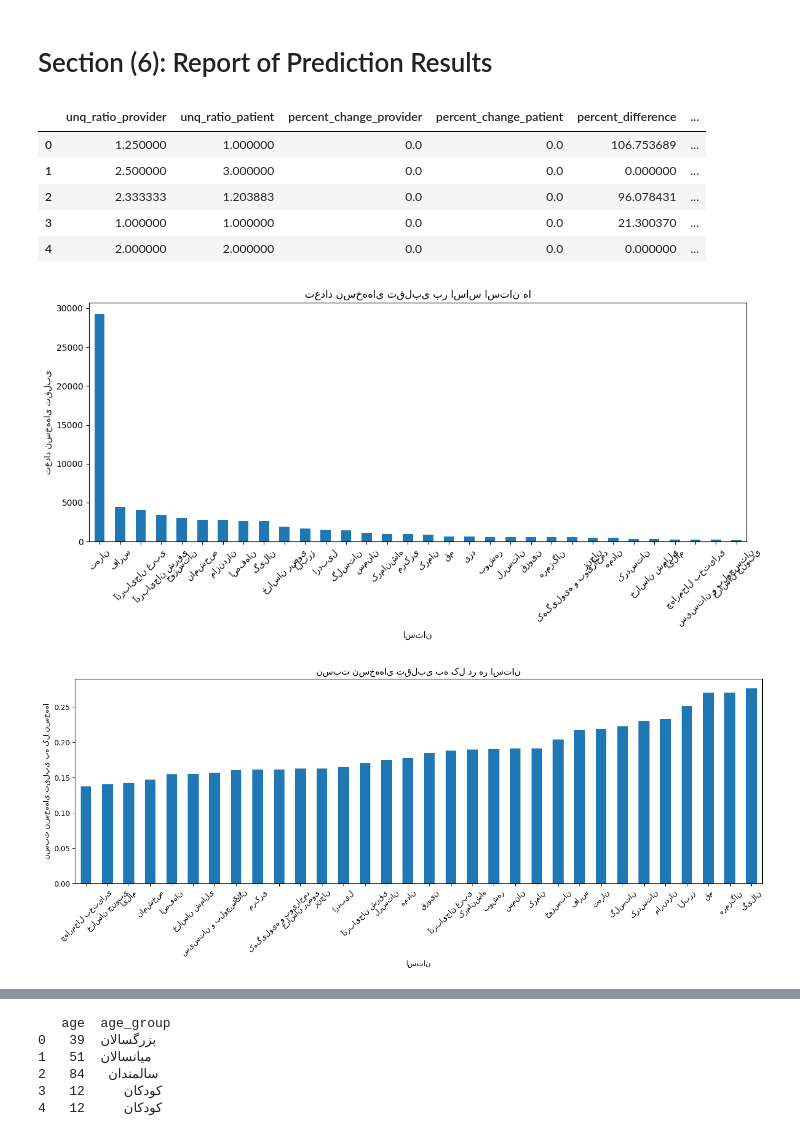
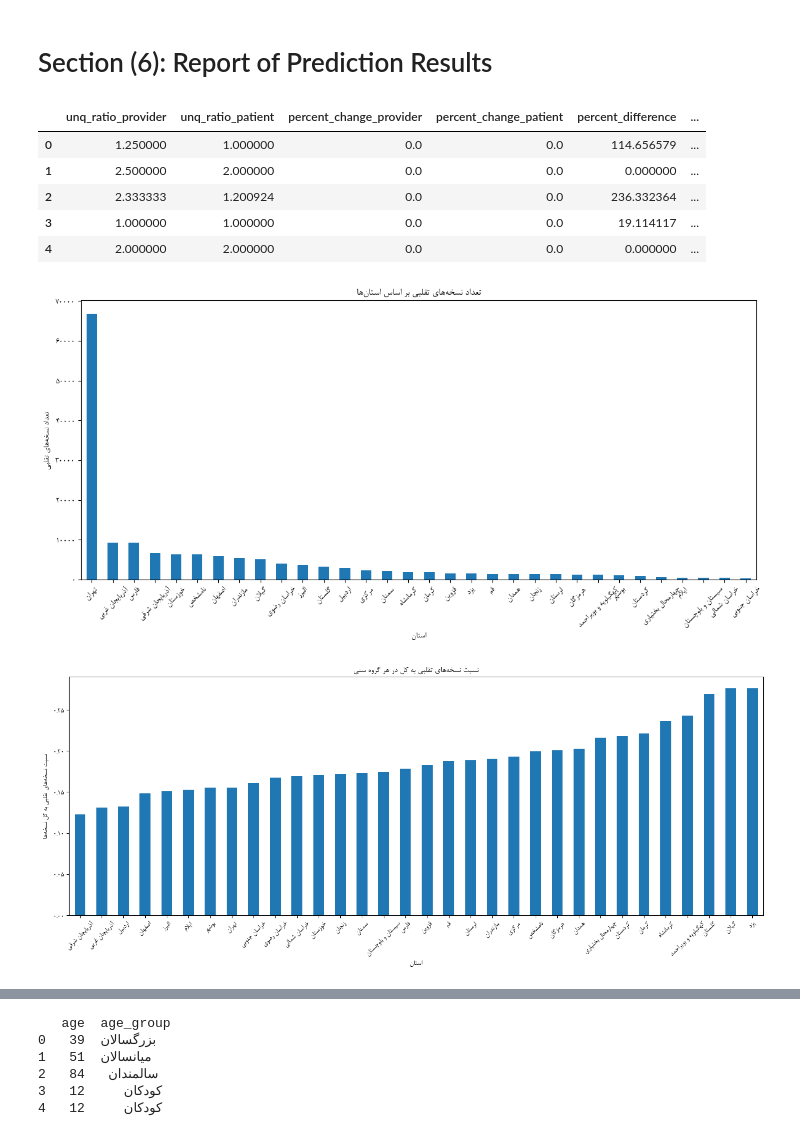
Before and after one commit to a-nowruzi/fraud-detection-algo, a Jupyter notebook: Project_FD 0.ipynb, the cells around one changed output, grey strips where cells are left out. Drawn from its saved outputs; the diff is of its cells as text; code cells hidden in the pictures.

```diff
--- a/Project_FD 0.ipynb
+++ b/Project_FD 0.ipynb
@@ -11,8 +11,9 @@ pd.set_option('display.max_rows', 100)
 # %% [markdown]
 # Section (1): Data Set Preparation
 # %%
-data = pd.read_csv('DataSet_FD7.CSV')
-
+data = pd.read_csv('FD_DataSet3.CSV')
+#('DataSet_FD7.CSV')
+#('D-362.1111.CSV')
 # Remove commas and spaces
 data['cost_amount'] = data['cost_amount'].str.replace(',', '').str.strip()
 data['ded_amount'] = data['ded_amount'].str.replace(',', '').str.strip()
@@ -24,8 +25,8 @@ data['ded_amount'] = pd.to_numeric(data['ded_amount'], errors='coerce').fillna(0
 data['confirmed_amount'] = pd.to_numeric(data['confirmed_amount'], errors='coerce').fillna(0).astype(int)
 # %%
 # Complete the missing records of provider name with the reference code and reference name
-data['provider_name'] = data['provider_name'].fillna(data['ref_code'])
-data['provider_name'] = data['provider_name'].fillna(data['ref_name'])
+data['provider_name'] = data['provider_name'].fillna(data['Ref_code'])
+data['provider_name'] = data['provider_name'].fillna(data['Ref_name'])
 
 specialties = pd.read_csv('specialties.csv')  # فایل تخصیص تخصص
 
@@ -920,15 +941,17 @@ data_final['gender'] = data['gender']
 data_final['age'] = data['age']
 data_final['Service'] = data['Service']
 data_final['province'] = data['province']
-data_final['پوشش'] = data['پوشش']
+data_final['Ins_Cover'] = data['Ins_Cover']
+data_final['Invice-type'] = data['Invice-type']
+data_final['Type_Medical_Record'] = data['Type_Medical_Record']
 
 data_final['prediction'] = y_pred
 
 data_final.head()
 # %% [output]
 |  | unq_ratio_provider | unq_ratio_patient | percent_change_provider | percent_change_patient | percent_difference | ... |
-| 0 | 1.250000 | 1.000000 | 0.0 | 0.0 | 106.753689 | ... |
-| 1 | 2.500000 | 3.000000 | 0.0 | 0.0 | 0.000000 | ... |
-| 2 | 2.333333 | 1.203883 | 0.0 | 0.0 | 96.078431 | ... |
-| 3 | 1.000000 | 1.000000 | 0.0 | 0.0 | 21.300370 | ... |
+| 0 | 1.250000 | 1.000000 | 0.0 | 0.0 | 114.656579 | ... |
+| 1 | 2.500000 | 2.000000 | 0.0 | 0.0 | 0.000000 | ... |
+| 2 | 2.333333 | 1.200924 | 0.0 | 0.0 | 236.332364 | ... |
+| 3 | 1.000000 | 1.000000 | 0.0 | 0.0 | 19.114117 | ... |
 | 4 | 2.000000 | 2.000000 | 0.0 | 0.0 | 0.000000 | ... |
@@ -935,63 +973,65 @@ data_final.head()
 # %%
-# تعداد نسخه‌های تقلبی بر اساس استان ها
-
-import pandas as pd
-import matplotlib.pyplot as plt
-
-# فرض کنید ستون 'province' در final_data وجود دارد
-# و می‌خواهید تعداد تقلب‌ها در هر شهر را نشان دهید
+# فرض بر اینکه داده‌های شما در data_final است و ستون 'province' در آن موجود است.
 
 # فیلتر کردن رکوردهای تقلبی
 fraud_data = data_final[data_final['prediction'] == -1]
 
-# شمارش تعداد تقلب‌ها در هر شهر
-fraud_counts_by_city = fraud_data['province'].value_counts()
+# شمارش تعداد تقلب‌ها در هر استان
+fraud_counts_by_province = fraud_data['province'].value_counts()
+
+# برچسب‌های استان‌ها
+province_labels = list(fraud_counts_by_province.index)
+persian_province_labels = [get_display(reshape(label)) for label in province_labels]
 
 # رسم نمودار میله‌ای
 plt.figure(figsize=(12, 6))
-fraud_counts_by_city.plot(kind='bar')
-plt.xlabel('استان')
-plt.ylabel('تعداد نسخه‌های تقلبی')
-plt.title('تعداد نسخه‌های تقلبی بر اساس استان ها')
-plt.xticks(rotation=45)
+ax = fraud_counts_by_province.plot(kind='bar')
+
+# تنظیم برچسب‌های محور x به صورت فارسی
+plt.xlabel(get_display(reshape('استان')))
+plt.ylabel(get_display(reshape('تعداد نسخه‌های تقلبی')))
+plt.title(get_display(reshape('تعداد نسخه‌های تقلبی بر اساس استان‌ها')))
+plt.xticks(ticks=range(len(persian_province_labels)), labels=persian_province_labels, rotation=45)
 plt.tight_layout()
 plt.show()
 # %% [output]
-[figure, old version]
+[figure, new version]
 # %%
 # نسبت نسخه‌های تقلبی به کل نسخه‌ها در استان های مختلف به ترتیب
-
-import pandas as pd
-import matplotlib.pyplot as plt
 
 # # شمارش تعداد نسخه‌های تقلبی و نرمال در هر پوشش
 counts = data_final.groupby(['province', 'prediction']).size().unstack(fill_value=0)
 
 # اطمینان از وجود ستون‌های نرمال و تقلبی
 if 1 not in counts.columns:
     counts[1] = 0
 if -1 not in counts.columns:
     counts[-1] = 0
 
 # محاسبه نسبت تعداد نسخه‌های تقلبی به کل نسخه‌ها (نرمال + تقلبی)
 counts['fraud_ratio'] = counts.apply(
     lambda row: row[-1] / (row[1] + row[-1]) if (row[1] + row[-1]) != 0 else None,
     axis=1
 )
 
 # حذف پوشش‌هایی با جمع نرمال و تقلبی صفر برای جلوگیری از division by zero
 ratio_data = counts.dropna(subset=['fraud_ratio'])
 
+# تبدیل برچسب‌های نوع پوشش به شکل مناسب
+labels = list(ratio_data.index)  # برچسب‌های نوع پوشش
+persian_labels = [get_display(reshape(label)) for label in labels]
+
 # رسم نمودار
 plt.figure(figsize=(14, 6))
 ratio_data['fraud_ratio'].sort_values().plot(kind='bar')
-plt.xlabel('استان')
-plt.ylabel('نسبت نسخه‌های تقلبی به کل نسخه‌ها')
-plt.title('نسبت نسخه‌های تقلبی به کل در هر استان')
-plt.xticks(rotation=45)
+plt.xlabel(get_display(reshape('استان')))
+plt.ylabel(get_display(reshape('نسبت نسخه‌های تقلبی به کل نسخه‌ها')))
+plt.title(get_display(reshape('نسبت نسخه‌های تقلبی به کل در هر استان')))
+plt.xticks(ticks=range(len(persian_labels)), labels=persian_labels, rotation=45)
+plt.title(get_display(reshape('نسبت نسخه‌های تقلبی به کل در هر گروه سنی')))
 plt.tight_layout()
 plt.show()
 # %% [output]
-[figure, old version]
+[figure, new version]
 # %%
 #نسبت نسخه‌های تقلبی به کل نسخه ها بر اساس جنسیت
```
Also changed, not shown: parts of 38 cells of this notebook.
